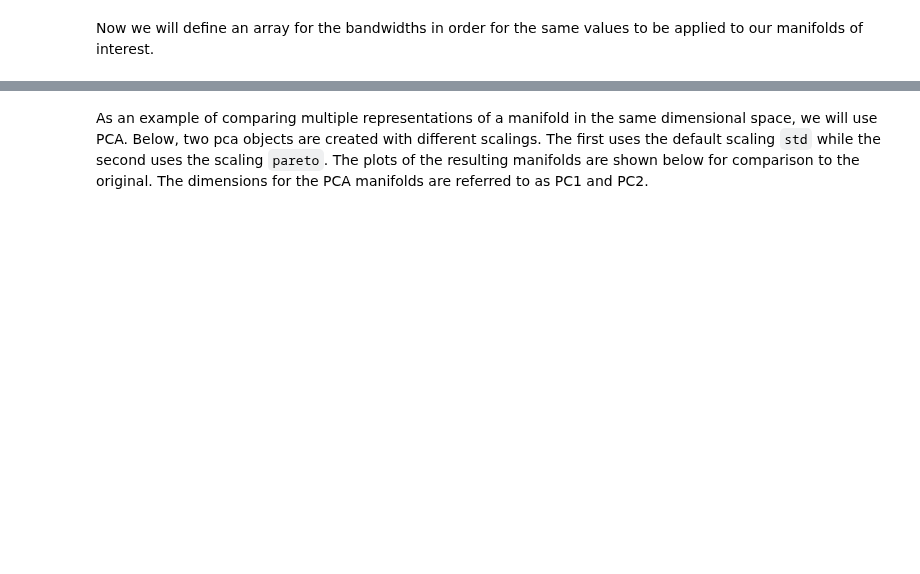
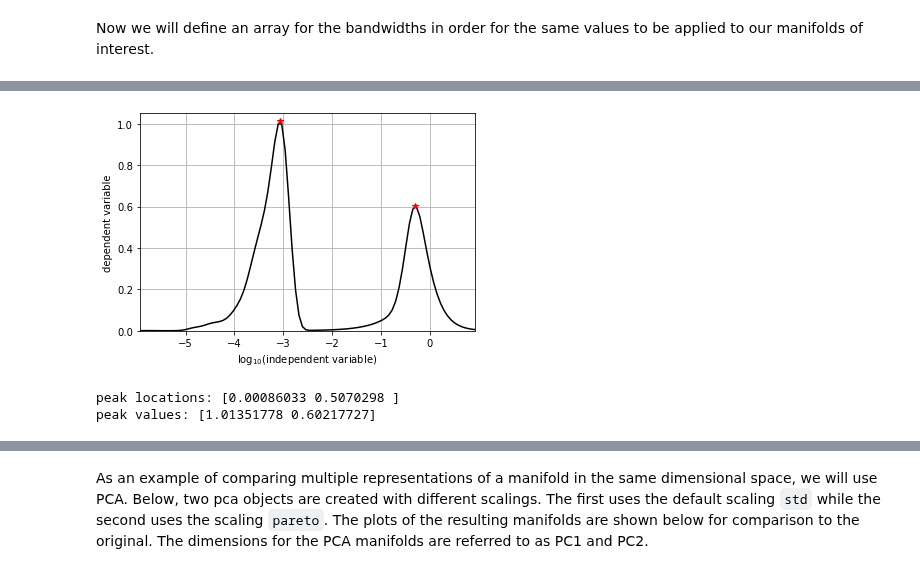
Before and after one commit to kamilazdybal/PCAfold, a Jupyter notebook: docs/tutorials/demo-manifold-assessment.ipynb, the cells around one changed output, grey strips where cells are left out. Cells and saved outputs as stored; diff of their text form; code cells hidden in the pictures; blank space fills up the shorter version.

```diff
--- a/docs/tutorials/demo-manifold-assessment.ipynb
+++ b/docs/tutorials/demo-manifold-assessment.ipynb
@@ -125,0 +101,9 @@ manifold uniqueness parameter (R-squared of logistic fit): 0.999
+# %%
+orig1Dx_derivative, orig1Dx_sigma = normalized_variance_derivative(orig1Dx)
+orig1Dx_peak_locs, orig1Dx_peak_values = find_local_maxima(orig1Dx_derivative[depvar_name], orig1Dx_sigma, show_plot=True)
+print('peak locations:', orig1Dx_peak_locs)
+print('peak values:', orig1Dx_peak_values)
+# %% [output]
+[figure, added]
+peak locations: [0.00086033 0.5070298 ]
+peak values: [1.01351778 0.60217727]
```
Also changed, not shown: parts of 28 cells of this notebook, 19 other files.
